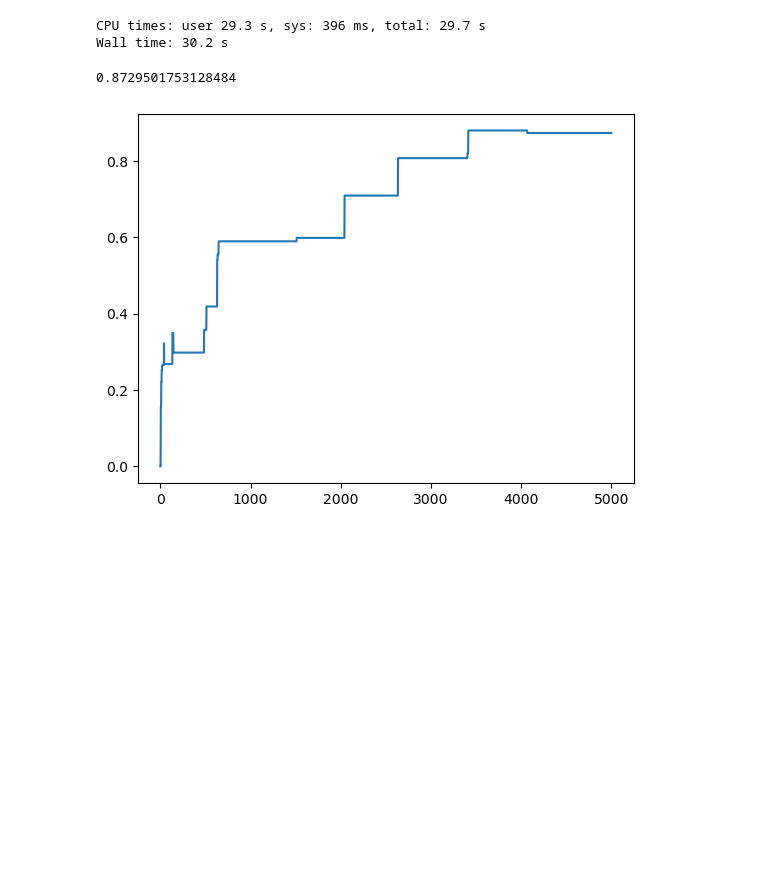
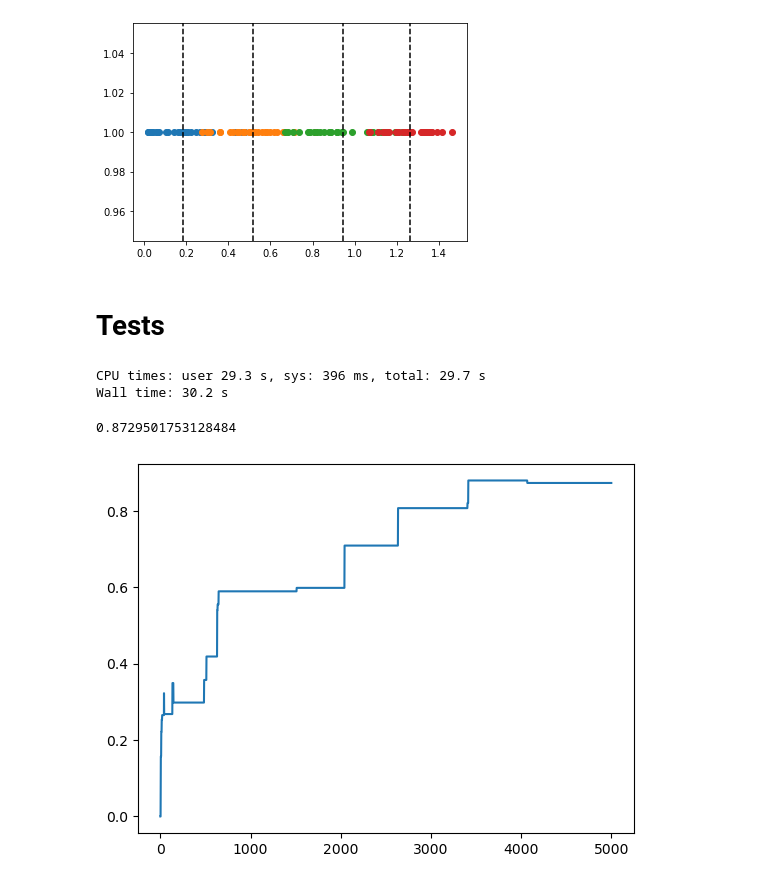
Before and after one commit to giorgionicoletti/InfoTrasduction, a Jupyter notebook: notebooks/adaptive_tests.ipynb, the cells around one changed output. Saved outputs shown, nothing was run; the diff lists cells and outputs as text; code cells hidden in the pictures; blank space fills up the shorter version.

```diff
--- a/adaptive.ipynb
+++ b/notebooks/adaptive_tests.ipynb
@@ -7,3 +30,14 @@ from numba import njit, prange
+# %%
+for i in range(4):
+    a_adapt = np.load(f'../data/adapt_a_Nsteps{Nsteps_array[i]}_sigma{sigma}_theta{theta_eta}_delta{delta_a}_Lambda{Lambda}_Nadapt{Nadapt}.npy')
+
+    plt.scatter(abs(a_adapt[:,-1]), np.ones(a_adapt.shape[0]))
+
+    plt.axvline(np.mean(abs(a_adapt[:,-1])), color='k', linestyle='--')
+# %% [output]
+[figure, added]
+# %% [markdown]
+# Tests
 # %%
 @njit
 def simulate_xyeta(Nsteps, dt, sigma, a, theta_eta, tau_x = 1, theta_y = 1, x0 = 0, y0 = 0, eta0 = 0):
```
Also changed, not shown: parts of 3 cells of this notebook, 12 other files.
